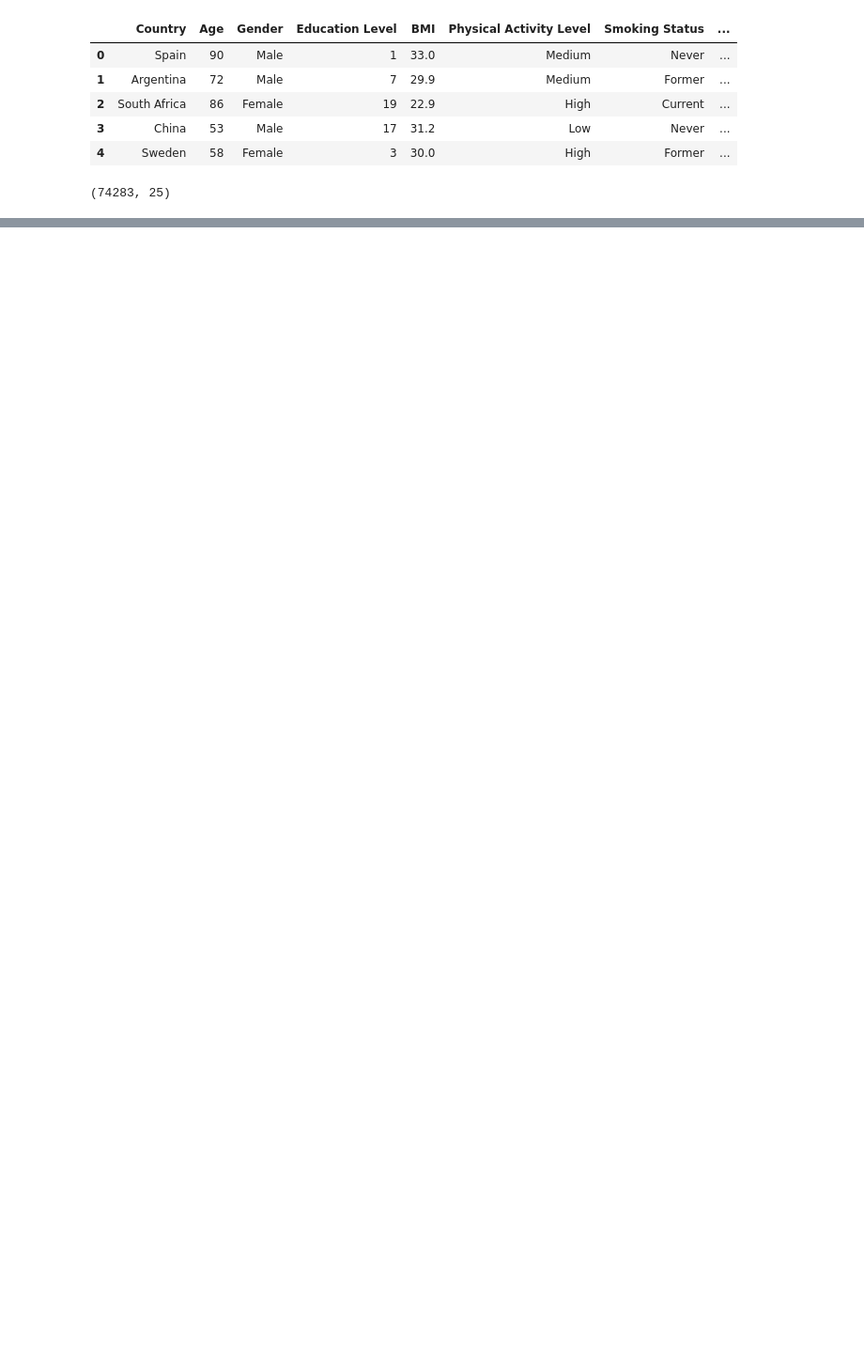
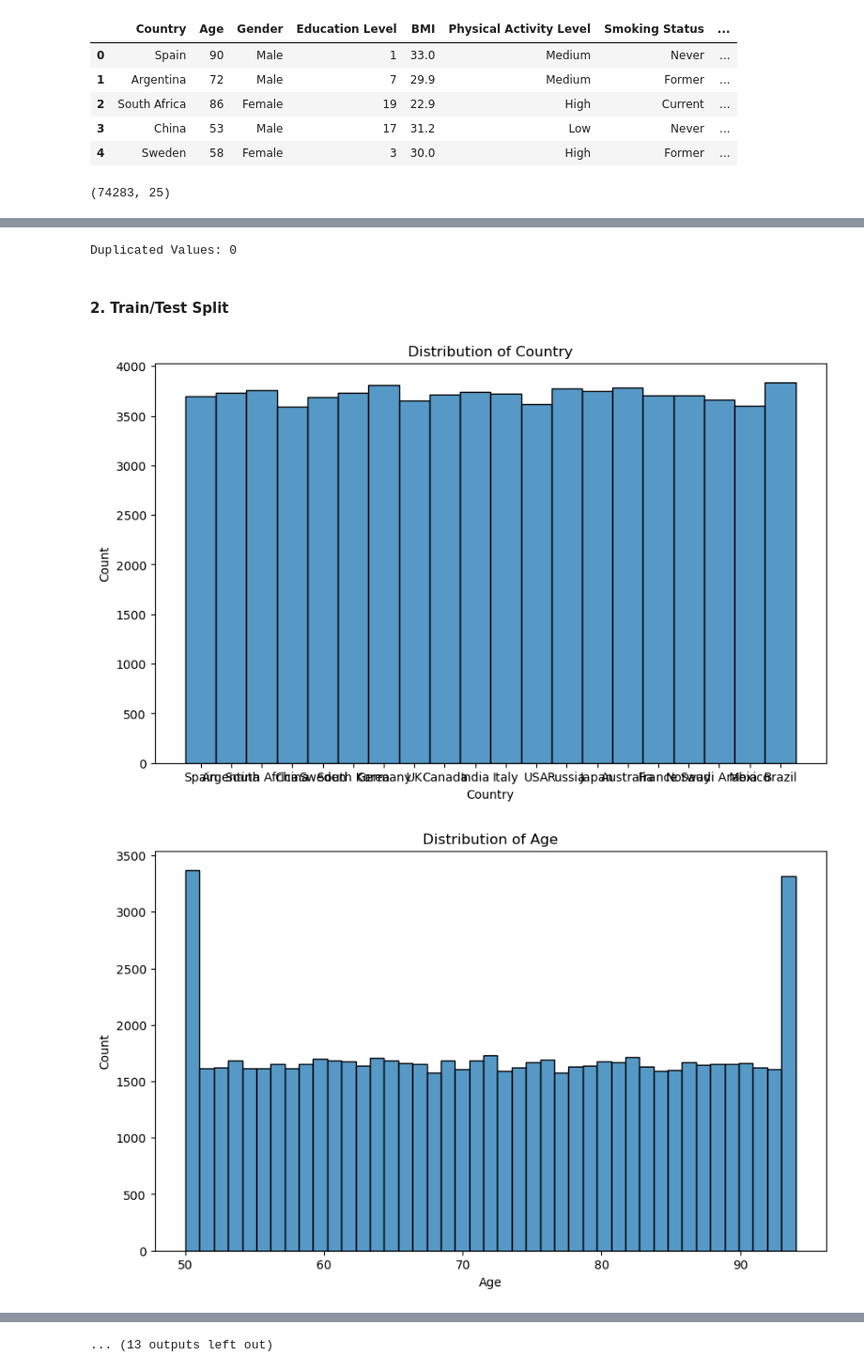
Before and after one commit to el337-Eric-Liu/DS644-102-Eric-Liu, a Jupyter notebook: DS644 - Alzheimer Prediction - Eric Liu.ipynb, the cells around one changed output, grey strips where cells are left out. Shown at 94% size. Cells and saved outputs as stored; diff of their text form; code cells hidden in the pictures; blank space fills up the shorter version.

```diff
--- a/DS644 - Alzheimer Prediction - Eric Liu.ipynb
+++ b/DS644 - Alzheimer Prediction - Eric Liu.ipynb
@@ -28,0 +71,6 @@ df.shape
+# %%
+print("Duplicated Values:", df.duplicated().sum())
+# %% [output]
+Duplicated Values: 0
+# %% [markdown]
+#### 2. Train/Test Split
@@ -28,0 +81,9 @@ df.shape
+# %%
+for feature in df.columns:
+    plt.figure(figsize=(10, 6))
+    sns.histplot(df[feature])
+    plt.title(f'Distribution of {feature}')
+    plt.show()
+# %% [output]
+[figure, added]
+[figure, added]
@@ -28,0 +100 @@ df.shape
+... (13 outputs left out)
```
Also changed, not shown: parts of 8 cells of this notebook.
